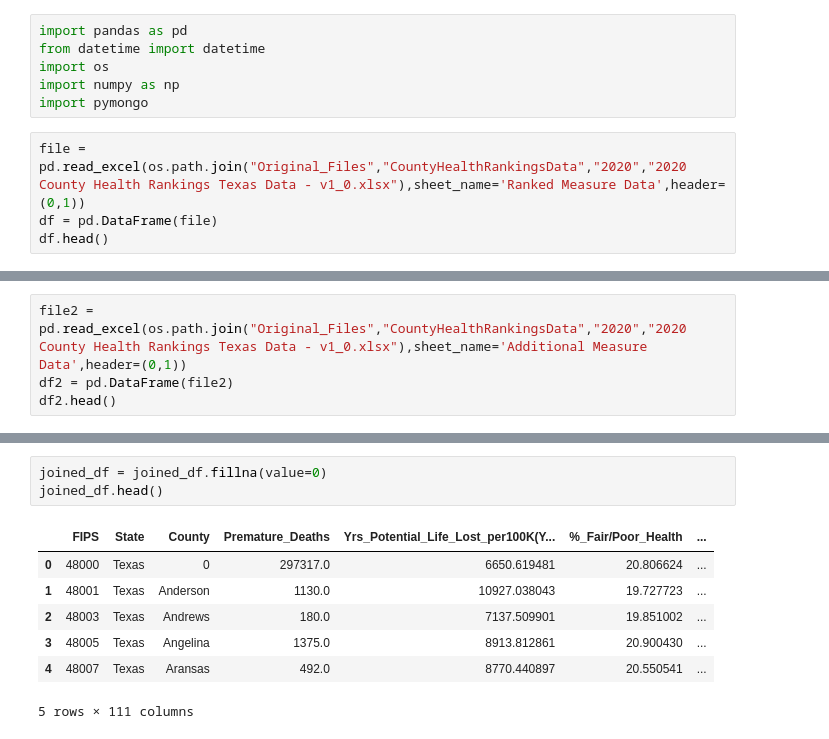
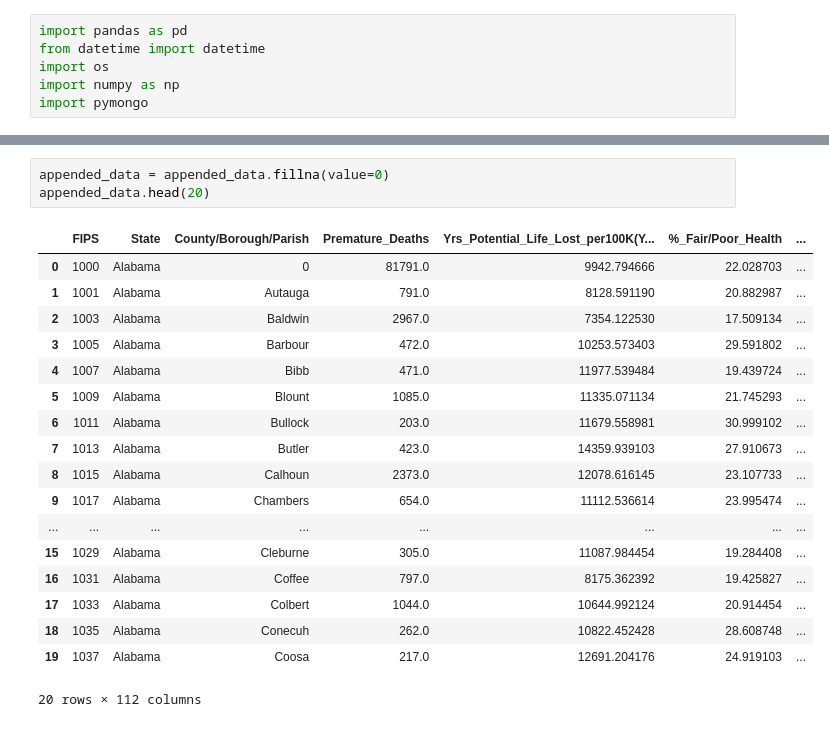
Before and after one commit to stevenjbark/DataAnalytics-FinalProject, a Jupyter notebook: Data/Data_Cleaning-Loop_2020.ipynb, the cells around one changed output, grey strips where cells are left out. Cells and saved outputs as stored; diff of their text form.

Commit message:
finalized 2020 looping notebook and generated 2020 County Health Ranking Data Test csv in Cleaned Files

```diff
--- a/Data/Data_Cleaning-Loop_2020.ipynb
+++ b/Data/Data_Cleaning-Loop_2020.ipynb
@@ -4,7 +4,3 @@ from datetime import datetime
 import os
 import numpy as np
 import pymongo
-# %%
-file = pd.read_excel(os.path.join("Original_Files","CountyHealthRankingsData","2020","2020 County Health Rankings Texas Data - v1_0.xlsx"),sheet_name='Ranked Measure Data',header=(0,1))
-df = pd.DataFrame(file)
-df.head()
@@ -31,4 +6,0 @@ df.head()
-# %%
-file2 = pd.read_excel(os.path.join("Original_Files","CountyHealthRankingsData","2020","2020 County Health Rankings Texas Data - v1_0.xlsx"),sheet_name='Additional Measure Data',header=(0,1))
-df2 = pd.DataFrame(file2)
-df2.head()
@@ -737,11 +688,22 @@ joined_df.loc[df.isnull().any(axis=1)]
 # %%
-joined_df = joined_df.fillna(value=0)
-joined_df.head()
+appended_data = appended_data.fillna(value=0)
+appended_data.head(20)
 # %% [output]
-|  | FIPS | State | County | Premature_Deaths | Yrs_Potential_Life_Lost_per100K(Y... | %_Fair/Poor_Health | ... |
-| 0 | 48000 | Texas | 0 | 297317.0 | 6650.619481 | 20.806624 | ... |
-| 1 | 48001 | Texas | Anderson | 1130.0 | 10927.038043 | 19.727723 | ... |
-| 2 | 48003 | Texas | Andrews | 180.0 | 7137.509901 | 19.851002 | ... |
-| 3 | 48005 | Texas | Angelina | 1375.0 | 8913.812861 | 20.900430 | ... |
-| 4 | 48007 | Texas | Aransas | 492.0 | 8770.440897 | 20.550541 | ... |
+|  | FIPS | State | County/Borough/Parish | Premature_Deaths | Yrs_Potential_Life_Lost_per100K(Y... | %_Fair/Poor_Health | ... |
+| 0 | 1000 | Alabama | 0 | 81791.0 | 9942.794666 | 22.028703 | ... |
+| 1 | 1001 | Alabama | Autauga | 791.0 | 8128.591190 | 20.882987 | ... |
+| 2 | 1003 | Alabama | Baldwin | 2967.0 | 7354.122530 | 17.509134 | ... |
+| 3 | 1005 | Alabama | Barbour | 472.0 | 10253.573403 | 29.591802 | ... |
+| 4 | 1007 | Alabama | Bibb | 471.0 | 11977.539484 | 19.439724 | ... |
+| 5 | 1009 | Alabama | Blount | 1085.0 | 11335.071134 | 21.745293 | ... |
+| 6 | 1011 | Alabama | Bullock | 203.0 | 11679.558981 | 30.999102 | ... |
+| 7 | 1013 | Alabama | Butler | 423.0 | 14359.939103 | 27.910673 | ... |
+| 8 | 1015 | Alabama | Calhoun | 2373.0 | 12078.616145 | 23.107733 | ... |
+| 9 | 1017 | Alabama | Chambers | 654.0 | 11112.536614 | 23.995474 | ... |
+| ... | ... | ... | ... | ... | ... | ... | ... |
+| 15 | 1029 | Alabama | Cleburne | 305.0 | 11087.984454 | 19.284408 | ... |
+| 16 | 1031 | Alabama | Coffee | 797.0 | 8175.362392 | 19.425827 | ... |
+| 17 | 1033 | Alabama | Colbert | 1044.0 | 10644.992124 | 20.914454 | ... |
+| 18 | 1035 | Alabama | Conecuh | 262.0 | 10822.452428 | 28.608748 | ... |
+| 19 | 1037 | Alabama | Coosa | 217.0 | 12691.204176 | 24.919103 | ... |
-5 rows × 111 columns
+20 rows × 112 columns
```
Also changed, not shown: parts of 22 cells of this notebook, 1 other file.
